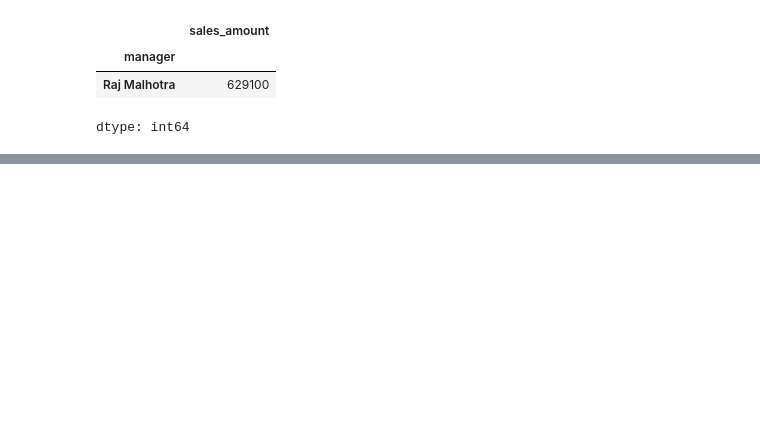
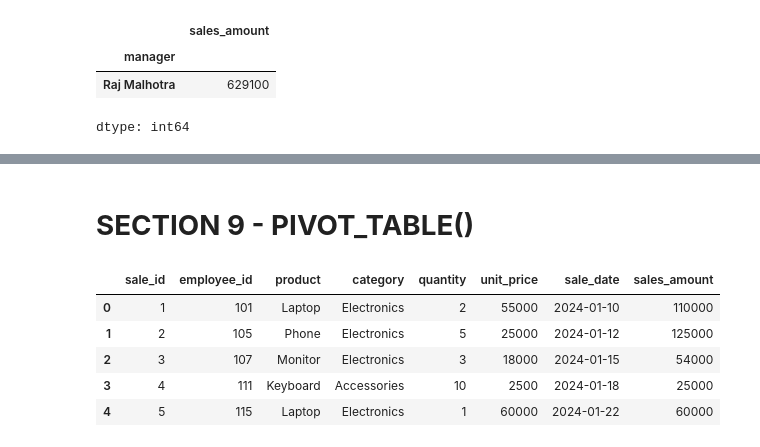
Before and after one commit to Vasista-G/GoogleCollab_Python, a Jupyter notebook: PandasLvL3/PandasLvL3Practice.ipynb, the cells around one changed output, grey strips where cells are left out. Saved outputs shown, nothing was run; the diff lists cells and outputs as text; code cells hidden in the pictures; blank space fills up the shorter version.

```diff
--- a/PandasLvL3/PandasLvL3Practice.ipynb
+++ b/PandasLvL3/PandasLvL3Practice.ipynb
@@ -258,0 +319,11 @@ dtype: int64
+# %% [markdown]
+# **SECTION 9 - PIVOT_TABLE()**
+# %%
+sales.head()
+# %% [output]
+|  | sale_id | employee_id | product | category | quantity | unit_price | sale_date | sales_amount |
+| 0 | 1 | 101 | Laptop | Electronics | 2 | 55000 | 2024-01-10 | 110000 |
+| 1 | 2 | 105 | Phone | Electronics | 5 | 25000 | 2024-01-12 | 125000 |
+| 2 | 3 | 107 | Monitor | Electronics | 3 | 18000 | 2024-01-15 | 54000 |
+| 3 | 4 | 111 | Keyboard | Accessories | 10 | 2500 | 2024-01-18 | 25000 |
+| 4 | 5 | 115 | Laptop | Electronics | 1 | 60000 | 2024-01-22 | 60000 |
```
Also changed, not shown: parts of 11 cells of this notebook.
